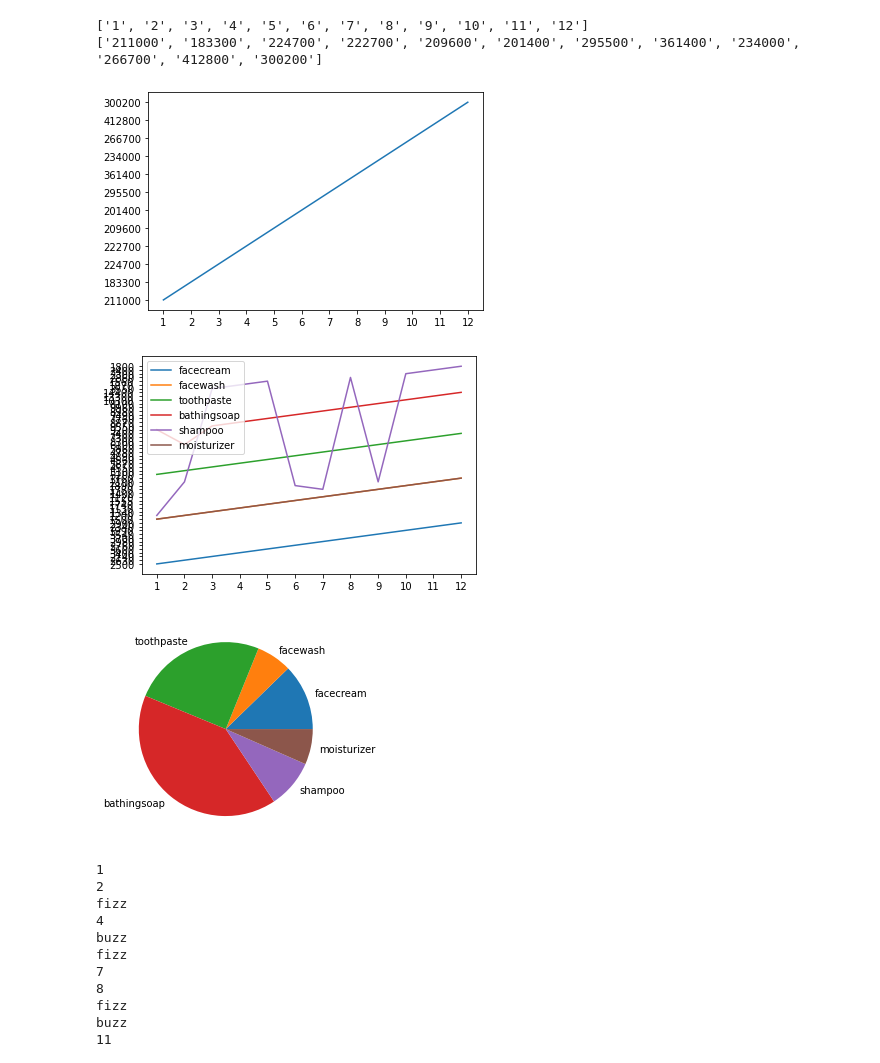
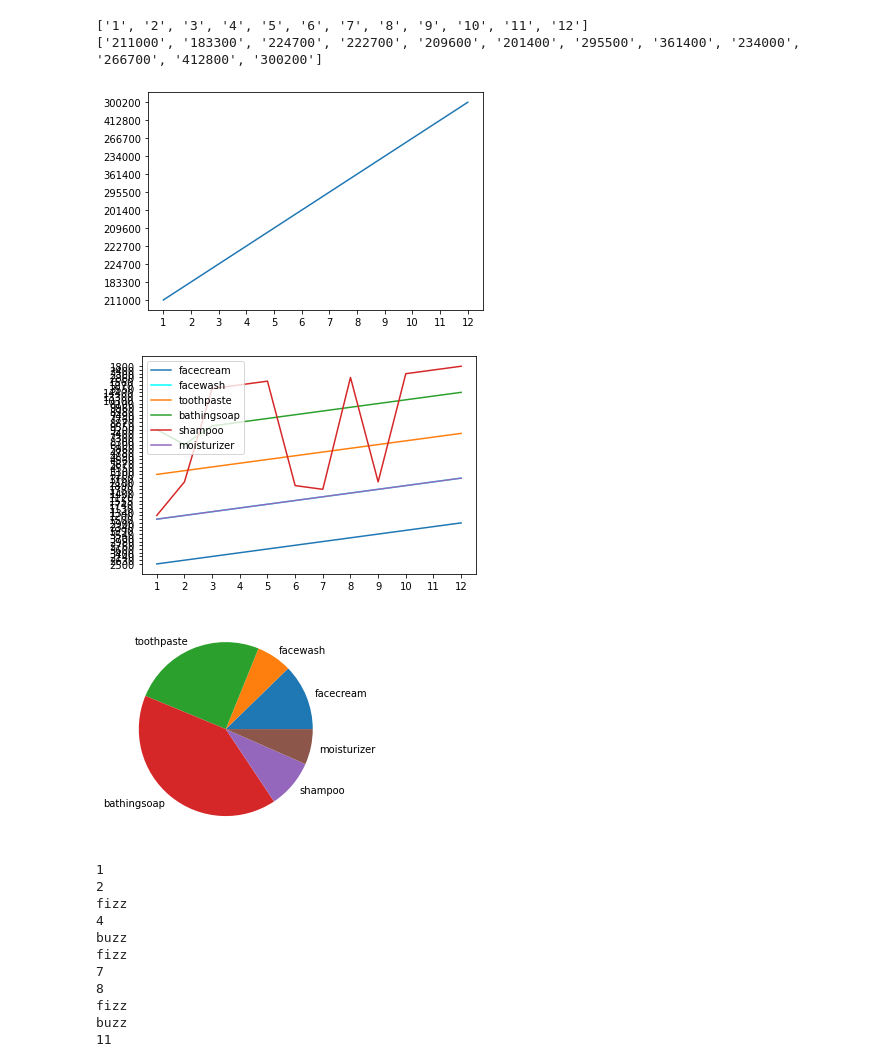
Before and after one commit to Sam-Hack-King/Databyte_inductions, a Jupyter notebook: Inductions_Task1.ipynb, the cells around one changed output. Cells and saved outputs as stored; diff of their text form; code cells hidden in the pictures.

```diff
--- a/Inductions_Task1.ipynb
+++ b/Inductions_Task1.ipynb
@@ -77,41 +77,41 @@ with open('company_sales_data1.csv', mode='r') as infile:
 fig, ax = plt.subplots()
 
 line1, = ax.plot(X,S1,label='facecream')
-line2, = ax.plot(X,S2,label='facewash')
+line2, = ax.plot(X,S2,label='facewash',color="Cyan")
 line3, = ax.plot(X,S3,label='toothpaste')
 line4, = ax.plot(X,S4,label='bathingsoap')
 line5, = ax.plot(X,S5,label='shampoo')
 line6, = ax.plot(X,S6,label='moisturizer')
 plt.legend(handles=[line1,line2,line3,line4,line5,line6])
 plt.show()
 
 for ele in range(0, len(S1)):
     total1 += int(S1[ele])
 for ele in range(0, len(S2)):
     total2 = total2 + int(S2[ele])
 for ele in range(0, len(S3)):
     total3 = total3 + int(S3[ele])
 for ele in range(0, len(S4)):
     total4 = total4 + int(S4[ele])
 for ele in range(0, len(S5)):
     total5 = total5 + int(S5[ele])
 for ele in range(0, len(S6)):
     total6 = total6 + int(S6[ele])
 # c) Calculate total sales data for last year for each product and show it using a Pie chart
 total.insert(0,total1)
 total.insert(1,total2)
 total.insert(2,total3)
 total.insert(3,total4)
 total.insert(4,total5)
 total.insert(5,total6)
 lab = ['facecream','facewash','toothpaste','bathingsoap','shampoo','moisturizer']
 plt.pie(total,labels=lab)
 plt.show()
 # %% [output]
 ['1', '2', '3', '4', '5', '6', '7', '8', '9', '10', '11', '12']
 ['211000', '183300', '224700', '222700', '209600', '201400', '295500', '361400', '234000', '266700', '412800', '300200']
 [figure]
-[figure, old version]
+[figure, new version]
 [figure]
 # %%
 # Page 5
```
Also changed, not shown: parts of 2 cells of this notebook.
